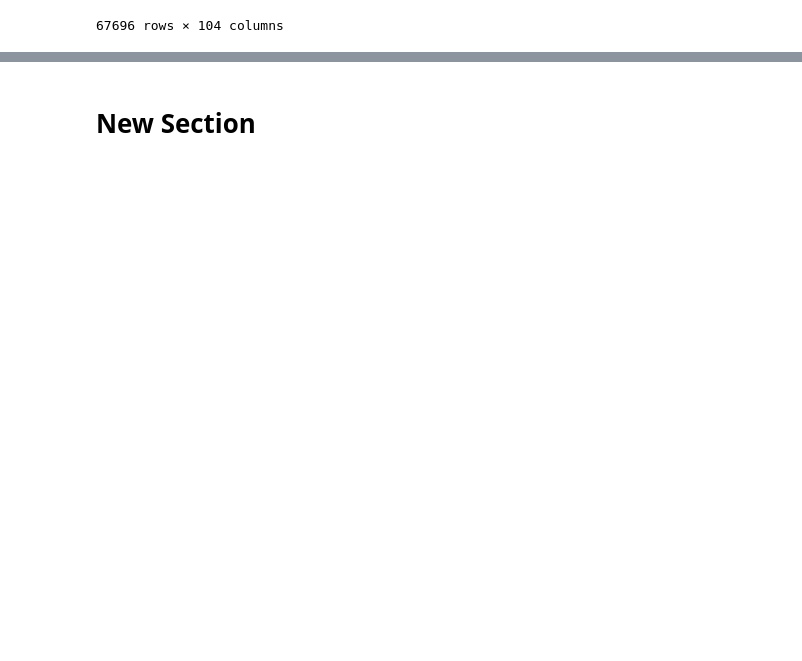
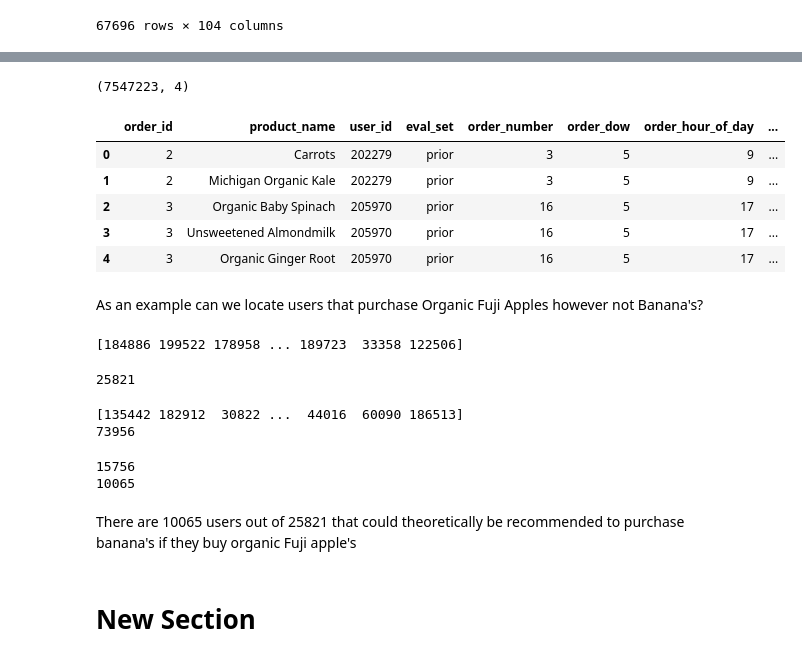
Before and after one commit to LoganPaulSnyder/3162-Group-7, a Jupyter notebook: final_project.ipynb, the cells around one changed output, grey strips where cells are left out. Saved outputs shown, nothing was run; the diff lists cells and outputs as text; code cells hidden in the pictures; blank space fills up the shorter version.

```diff
--- a/final_project.ipynb
+++ b/final_project.ipynb
@@ -359,4 +359,48 @@ association_rules(freq_itemsets, metric='lift', min_threshold=1).sort_values('li
 # %%
 pd.set_option('display.max_rows', 10)  # or 1000
+# %%
+prior_filtered_df = order_products_prior_df[order_products_prior_df['product_id'].isin(product_list)]
+prior_filtered_df.shape
+# %% [output]
+(7547223, 4)
+# %%
+prior_df = prior_filtered_df.set_index('product_id').join(products_df.set_index('product_id'))
+prior_df = prior_df.set_index('order_id').join(orders_df.set_index('order_id'))
+prior_df.reset_index(inplace=True)
+prior_df.drop(['add_to_cart_order', 'reordered', 'aisle_id', 'department_id'], axis=1, inplace=True)
+prior_df.head()
+# %% [output]
+|  | order_id | product_name | user_id | eval_set | order_number | order_dow | order_hour_of_day | ... |
+| 0 | 2 | Carrots | 202279 | prior | 3 | 5 | 9 | ... |
+| 1 | 2 | Michigan Organic Kale | 202279 | prior | 3 | 5 | 9 | ... |
+| 2 | 3 | Organic Baby Spinach | 205970 | prior | 16 | 5 | 17 | ... |
+| 3 | 3 | Unsweetened Almondmilk | 205970 | prior | 16 | 5 | 17 | ... |
+| 4 | 3 | Organic Ginger Root | 205970 | prior | 16 | 5 | 17 | ... |
+# %% [markdown]
+As an example can we locate users that purchase Organic Fuji Apples however not Banana's?
+# %%
+ordered_apple = prior_df[prior_df['product_name'] == 'Organic Fuji Apple']['user_id'].unique()
+print(ordered_apple)
+len(ordered_apple)
+# %% [output]
+[184886 199522 178958 ... 189723  33358 122506]
+25821
+# %%
+ordered_banana = prior_df[prior_df['product_name'] == 'Banana']['user_id'].unique()
+print(ordered_banana)
+print(len(ordered_banana))
+# %% [output]
+[135442 182912  30822 ...  44016  60090 186513]
+73956
+# %%
+bought_both = set(ordered_apple).intersection(ordered_banana)
+print(len(bought_both))
+users_to_recommend = set(ordered_apple) - set(bought_both)
+print(len(users_to_recommend))
+# %% [output]
+15756
+10065
+# %% [markdown]
+There are 10065 users out of 25821 that could theoretically be recommended to purchase banana's if they buy organic Fuji apple's
 # %% [markdown]
 # New Section
```
Also changed, not shown: parts of 2 cells of this notebook.
